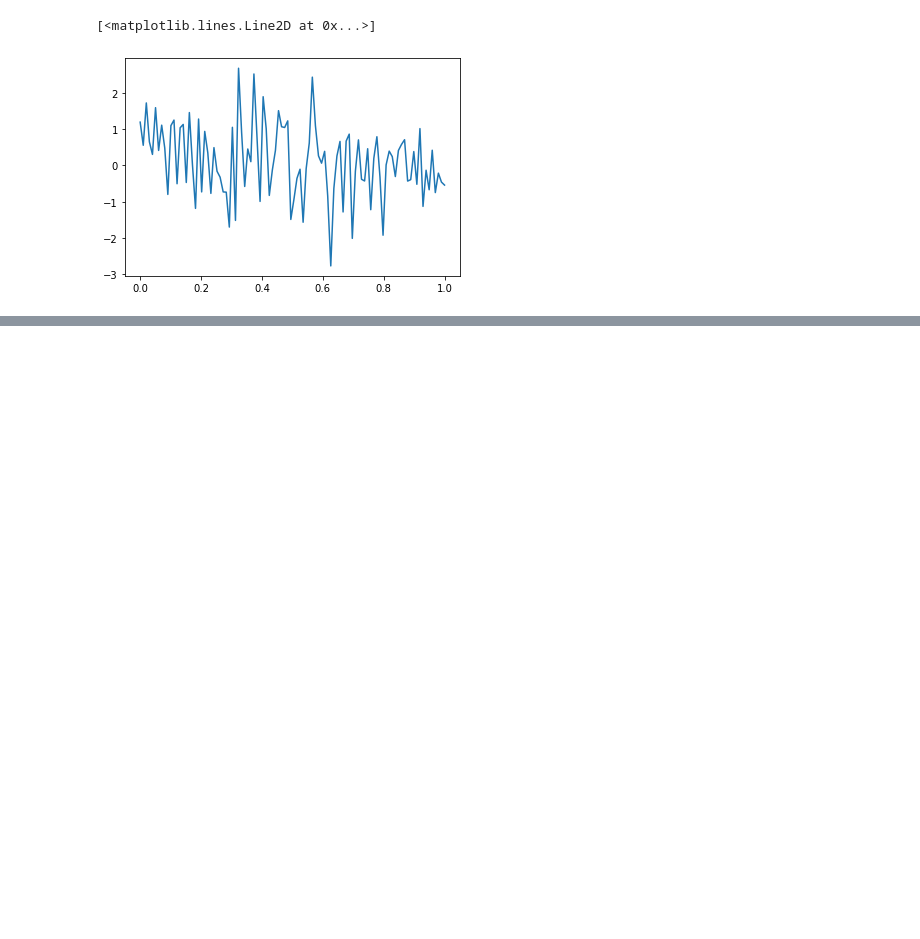
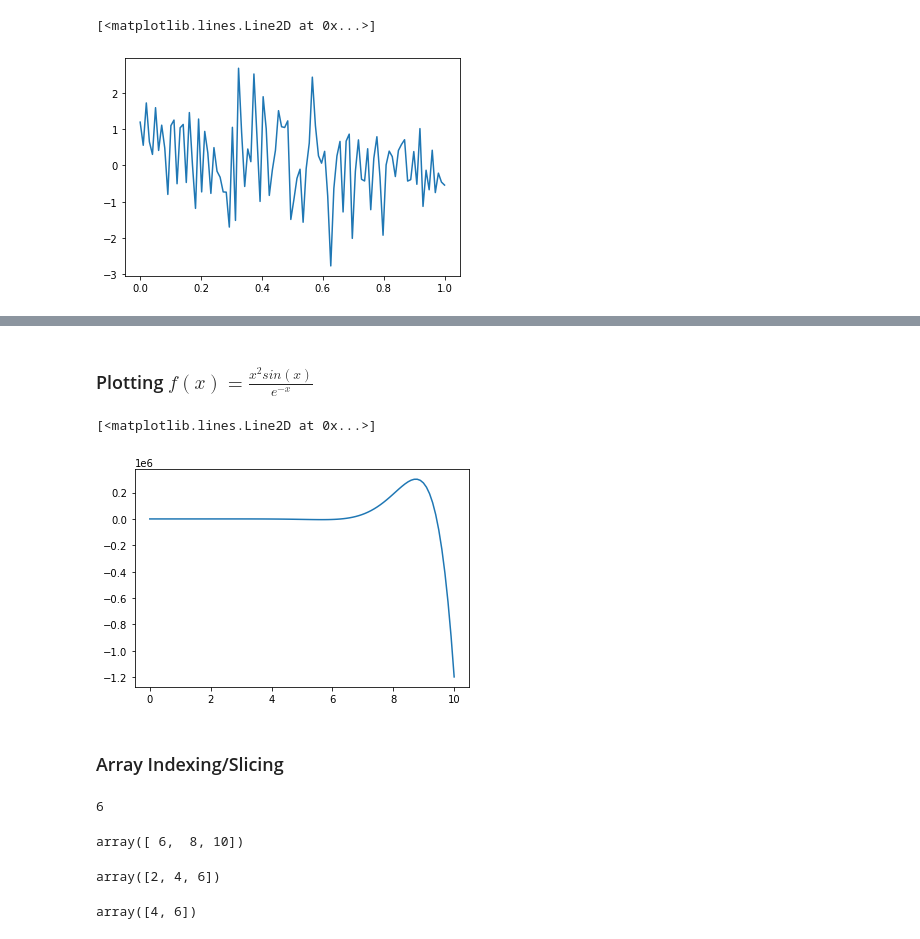
Before and after one commit to eriksherman/notes, a Jupyter notebook: numpy.ipynb, the cells around one changed output, grey strips where cells are left out. Saved outputs shown, nothing was run; the diff lists cells and outputs as text; code cells hidden in the pictures; blank space fills up the shorter version.

```diff
--- a/numpy.ipynb
+++ b/numpy.ipynb
@@ -38,0 +125,34 @@ plt.plot(t,a5)
+# %% [markdown]
+### Plotting $f(x) = \frac{x^2 sin(x)}{e^{-x}}$
+# %%
+def f(x):
+	return x**2 * np.sin(x) / np.exp(-x)
+
+x = np.linspace(0,10,100)
+y = f(x)
+plt.plot(x,y)
+# %% [output]
+[<matplotlib.lines.Line2D at 0x...>]
+[figure, added]
+# %% [markdown]
+### Array Indexing/Slicing
+# %%
+a1 = np.array([2,4,6,8,10])
+a1[2]
+# %% [output]
+6
+# %%
+# start at index 2 until the end of the array
+a1[2:]
+# %% [output]
+array([ 6,  8, 10])
+# %%
+# beginning of list up to the second to last element
+a1[:-2]
+# %% [output]
+array([2, 4, 6])
+# %%
+# start at index 1, up to (but not including) second to last element
+a1[1:-2]
+# %% [output]
+array([4, 6])
```
Also changed, not shown: parts of 105 cells of this notebook, 1 other file.
